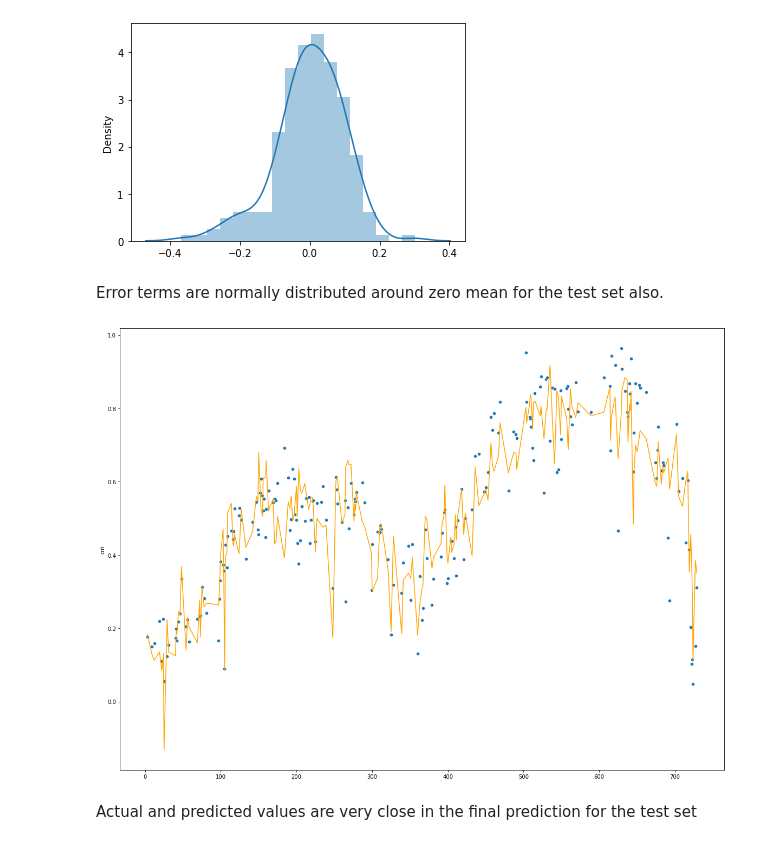
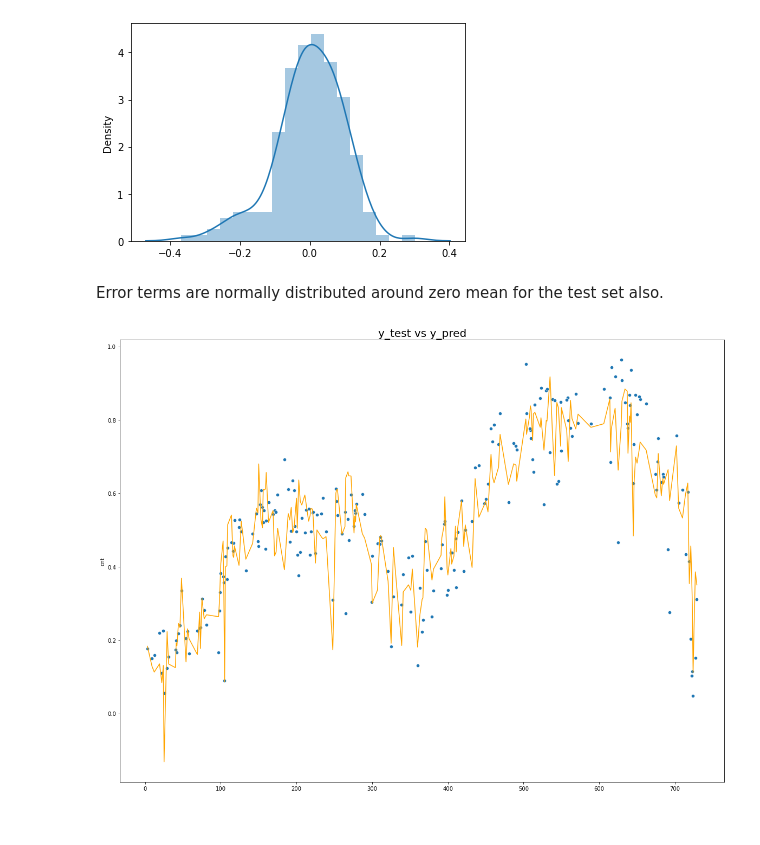
Before and after one commit to gautamjoshi1984/Bike_Sharing_MLR_Assignment, a Jupyter notebook: BikeSharing.ipynb, the cells around one changed output. Drawn from its saved outputs; the diff is of its cells as text; code cells hidden in the pictures.

```diff
--- a/BikeSharing.ipynb
+++ b/BikeSharing.ipynb
@@ -723,16 +723,15 @@ sns.distplot(res)
 # %% [output]
 <AxesSubplot:ylabel='Density'>
 [figure]
-# %% [markdown]
-Error terms are normally distributed around zero mean for the test set also.
+# %% [markdown]
+Error terms are normally distributed around zero mean for the test set also.
 # %%
 #Plot y_test vs y_test_pred
 
 plt.figure(figsize = (20,15))
 sns.scatterplot(data = y_test)
 sns.lineplot(data = y_test_pred,color='orange')
+plt.title('y_test vs y_pred',fontdict={'size':20})
 plt.show()
 # %% [output]
-[figure, old version]
+[figure, new version]
-# %% [markdown]
-Actual and predicted values are very close in the final prediction for the test set
```
Also changed, not shown: parts of 29 cells of this notebook, 1 other file.
